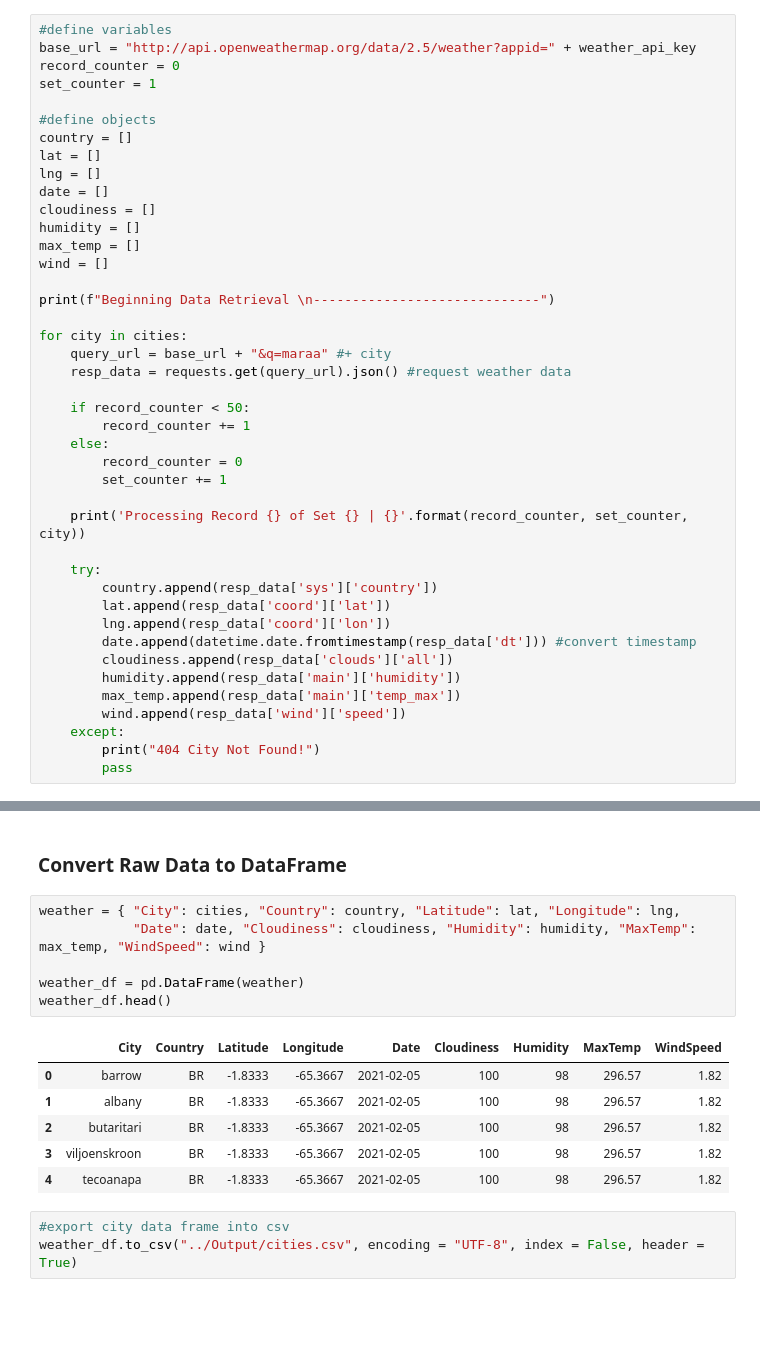
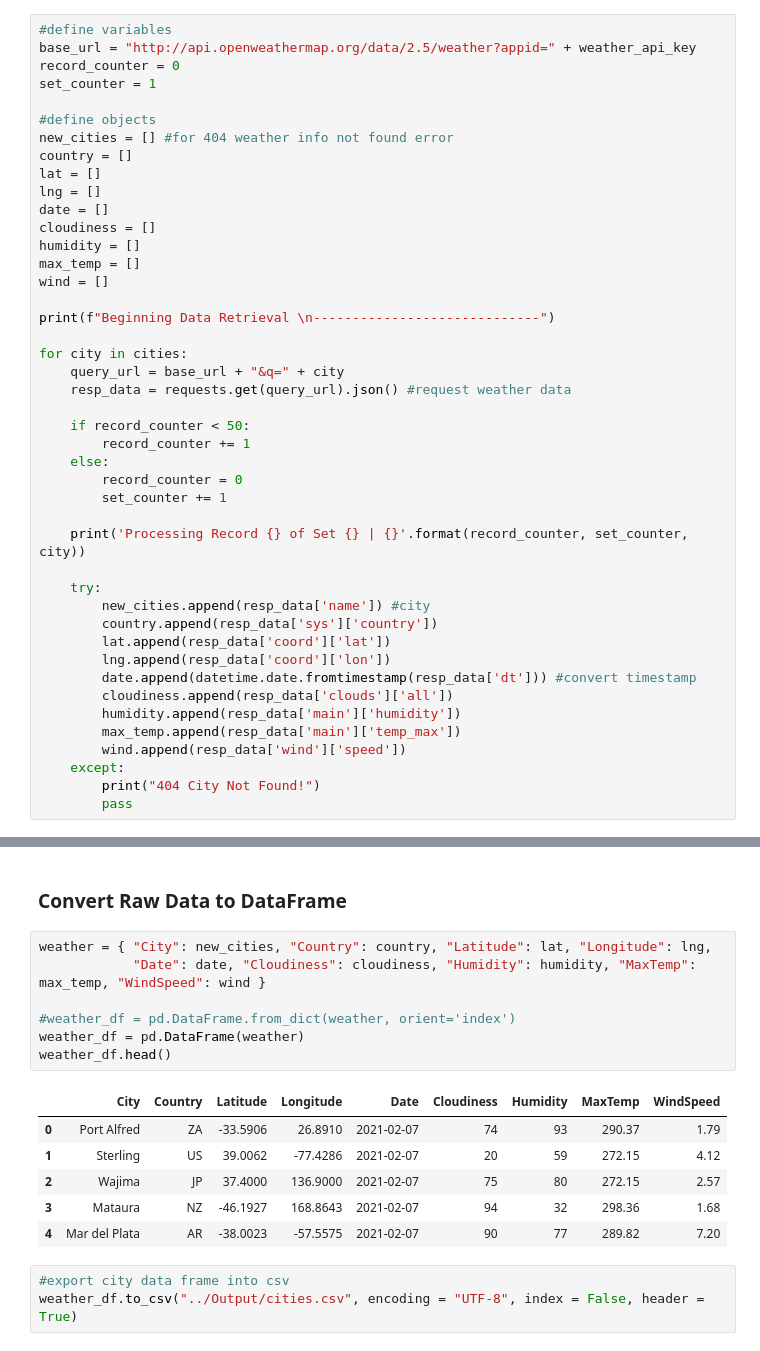
Before and after one commit to znurtokatli/PythonAPIChallenge, a Jupyter notebook: Weather/WeatherPY.ipynb, the cells around one changed output, grey strips where cells are left out. Saved outputs shown, nothing was run; the diff lists cells and outputs as text; blank space fills up the shorter version.

```diff
--- a/Weather/WeatherPY.ipynb
+++ b/Weather/WeatherPY.ipynb
@@ -55,6 +52,7 @@ record_counter = 0
 set_counter = 1
 
 #define objects
+new_cities = [] #for 404 weather info not found error
 country = []
 lat = []
 lng = []
@@ -67,7 +65,7 @@ wind = []
 print(f"Beginning Data Retrieval \n-----------------------------")
 
 for city in cities:
-    query_url = base_url + "&q=maraa" #+ city
+    query_url = base_url + "&q=" + city
     resp_data = requests.get(query_url).json() #request weather data
 
     if record_counter < 50:
@@ -79,6 +77,7 @@ for city in cities:
     print('Processing Record {} of Set {} | {}'.format(record_counter, set_counter, city))
 
     try:
+        new_cities.append(resp_data['name']) #city
         country.append(resp_data['sys']['country'])
         lat.append(resp_data['coord']['lat'])
         lng.append(resp_data['coord']['lon'])
@@ -111,18 +110,19 @@ Processing Record 45 of Set 6 | kasongo-lunda
 # %% [markdown]
 ### Convert Raw Data to DataFrame
 # %%
-weather = { "City": cities, "Country": country, "Latitude": lat, "Longitude": lng,
+weather = { "City": new_cities, "Country": country, "Latitude": lat, "Longitude": lng,
             "Date": date, "Cloudiness": cloudiness, "Humidity": humidity, "MaxTemp": max_temp, "WindSpeed": wind }
 
+#weather_df = pd.DataFrame.from_dict(weather, orient='index')
 weather_df = pd.DataFrame(weather)
 weather_df.head()
 # %% [output]
 |  | City | Country | Latitude | Longitude | Date | Cloudiness | Humidity | MaxTemp | WindSpeed |
-| 0 | barrow | BR | -1.8333 | -65.3667 | 2021-02-05 | 100 | 98 | 296.57 | 1.82 |
-| 1 | albany | BR | -1.8333 | -65.3667 | 2021-02-05 | 100 | 98 | 296.57 | 1.82 |
-| 2 | butaritari | BR | -1.8333 | -65.3667 | 2021-02-05 | 100 | 98 | 296.57 | 1.82 |
-| 3 | viljoenskroon | BR | -1.8333 | -65.3667 | 2021-02-05 | 100 | 98 | 296.57 | 1.82 |
-| 4 | tecoanapa | BR | -1.8333 | -65.3667 | 2021-02-05 | 100 | 98 | 296.57 | 1.82 |
+| 0 | Port Alfred | ZA | -33.5906 | 26.8910 | 2021-02-07 | 74 | 93 | 290.37 | 1.79 |
+| 1 | Sterling | US | 39.0062 | -77.4286 | 2021-02-07 | 20 | 59 | 272.15 | 4.12 |
+| 2 | Wajima | JP | 37.4000 | 136.9000 | 2021-02-07 | 75 | 80 | 272.15 | 2.57 |
+| 3 | Mataura | NZ | -46.1927 | 168.8643 | 2021-02-07 | 94 | 32 | 298.36 | 1.68 |
+| 4 | Mar del Plata | AR | -38.0023 | -57.5575 | 2021-02-07 | 90 | 77 | 289.82 | 7.20 |
 # %%
 #export city data frame into csv
 weather_df.to_csv("../Output/cities.csv", encoding = "UTF-8", index = False, header = True)
```
Also changed, not shown: parts of 9 cells of this notebook, 6 other files.
